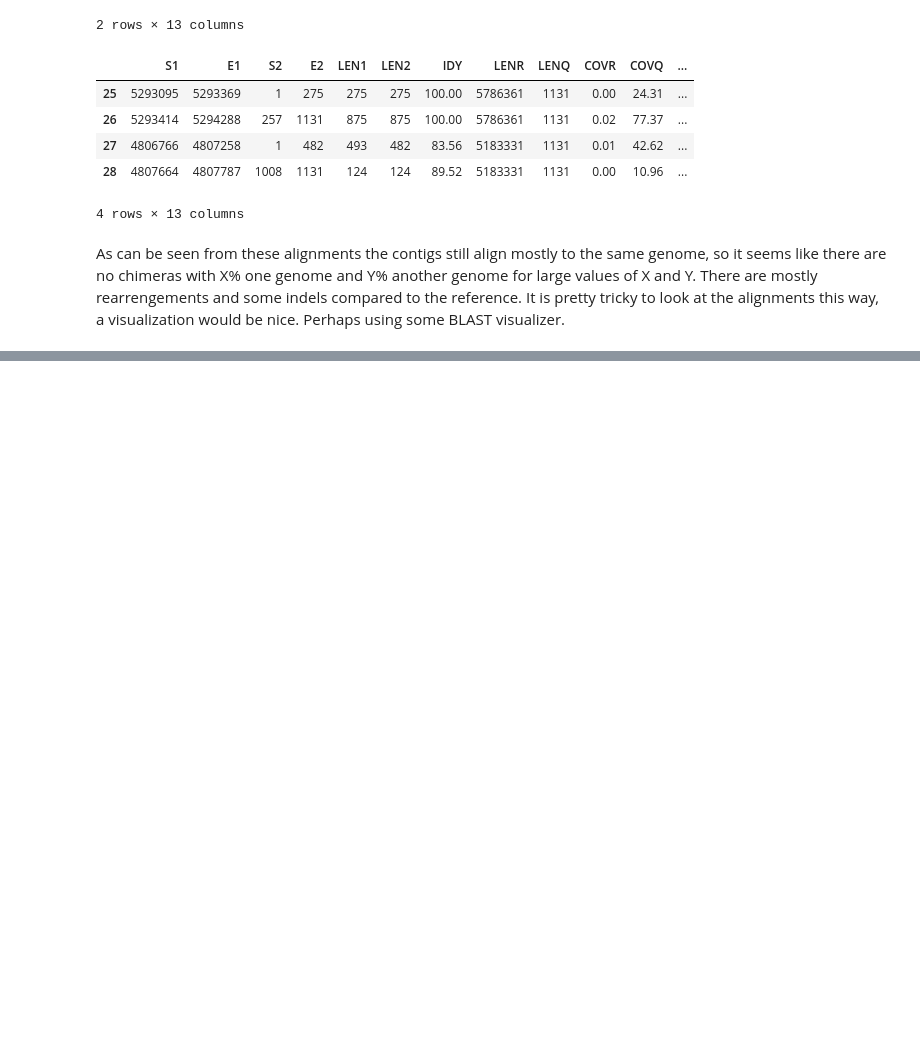
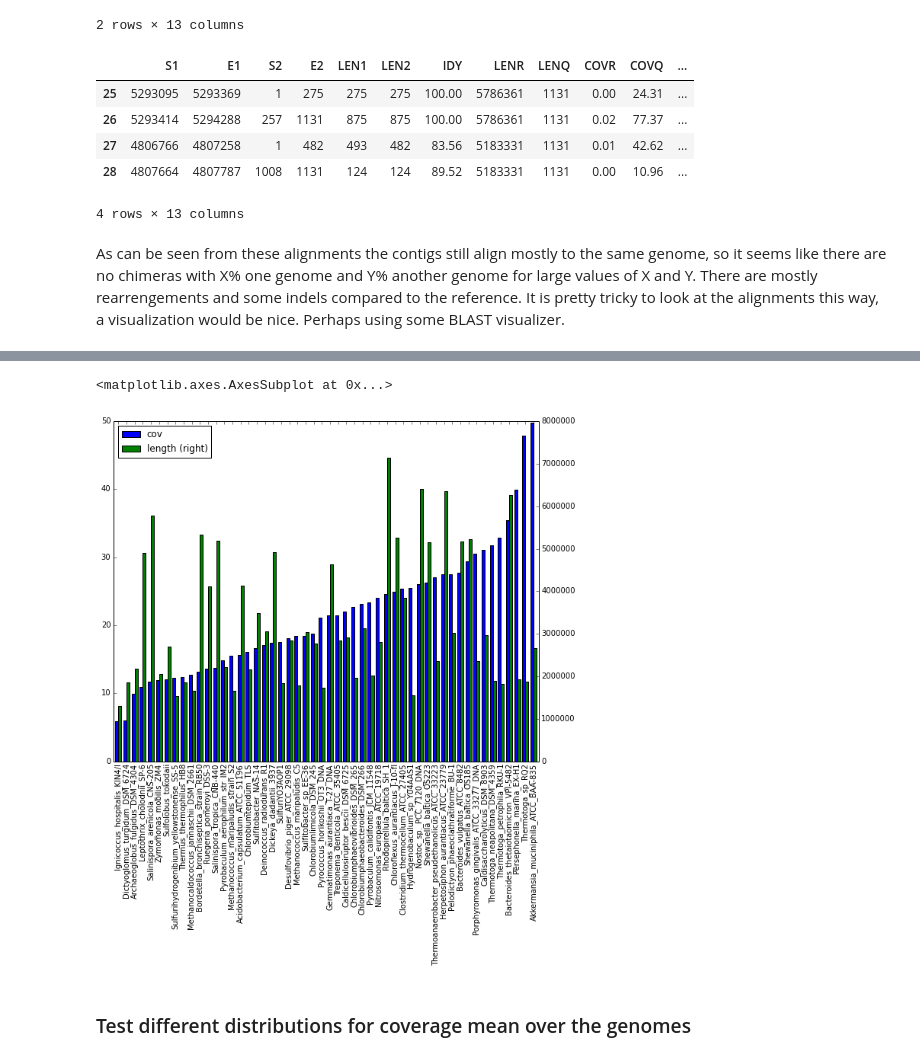
Before and after one commit to inodb/masmvali-publication, a Jupyter notebook: notebooks/LIMS1884-filtered-pairs-assemblies.ipynb, the cells around one changed output, grey strips where cells are left out. Saved outputs shown, nothing was run; the diff lists cells and outputs as text; code cells hidden in the pictures; blank space fills up the shorter version.

Commit message:
Investigate coverage distribution after filtering reads

```diff
--- a/notebooks/LIMS1884-filtered-pairs-assemblies.ipynb
+++ b/notebooks/LIMS1884-filtered-pairs-assemblies.ipynb
@@ -346,0 +353,3 @@ As can be seen from these alignments the contigs still align mostly to the same
+# %%
+even_filt_ref = pd.read_csv("/media/milou/glob/projects/masmvali-partdeux/reassembly-filtered-reads/Sample_1ng_even/metassemble/reference-stats/ref.stats",
+                            sep="\t")
@@ -346,0 +366,10 @@ As can be seen from these alignments the contigs still align mostly to the same
+# %%
+%matplotlib inline
+mpl.rcParams['figure.figsize'] = 10, 8
+
+even_filt_ref.sort("cov").ix[:,['cov','length']].plot(kind='bar',secondary_y="length")
+# %% [output]
+<matplotlib.axes.AxesSubplot at 0x...>
+[figure, added]
+# %% [markdown]
+### Test different distributions for coverage mean over the genomes
```
Also changed, not shown: parts of 11 cells of this notebook.
